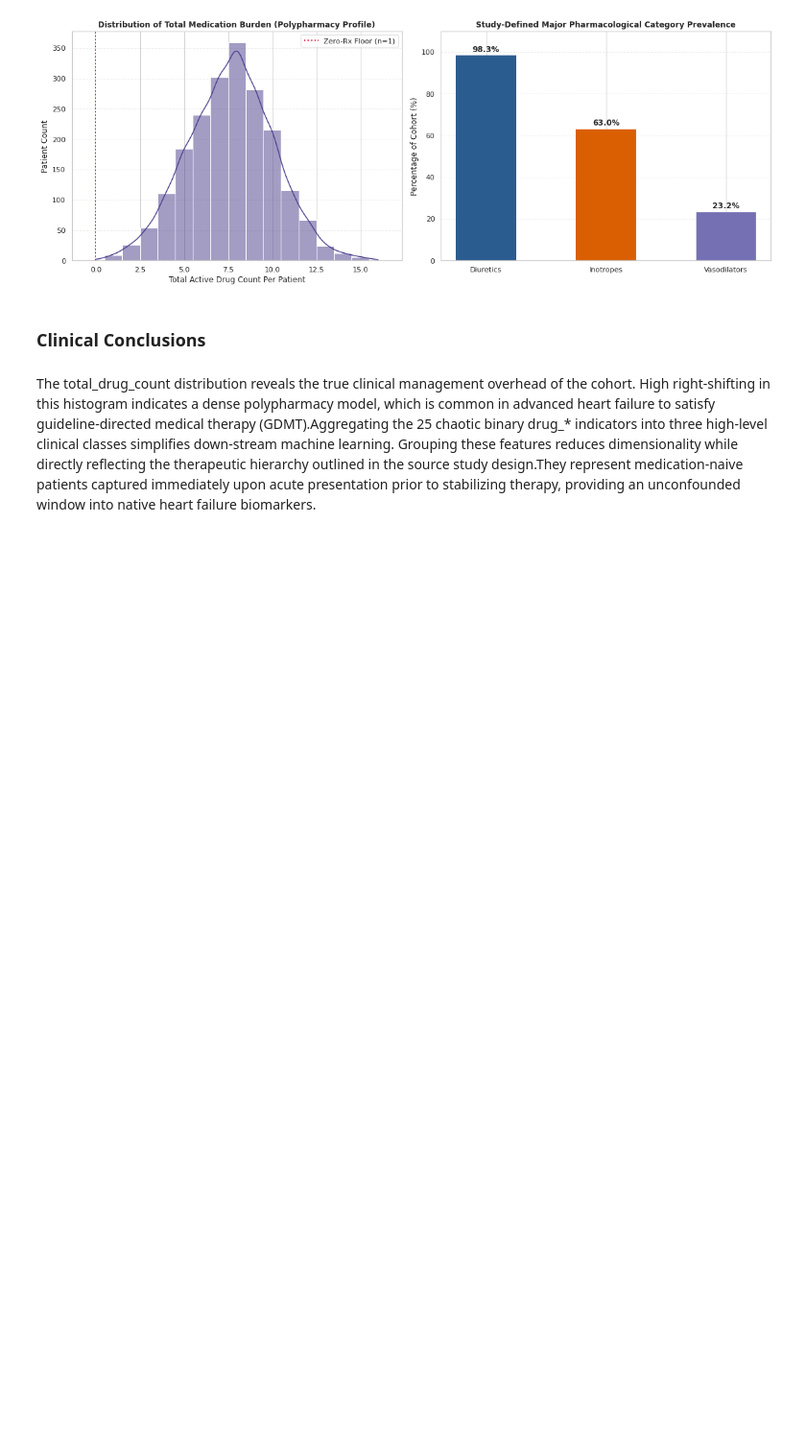
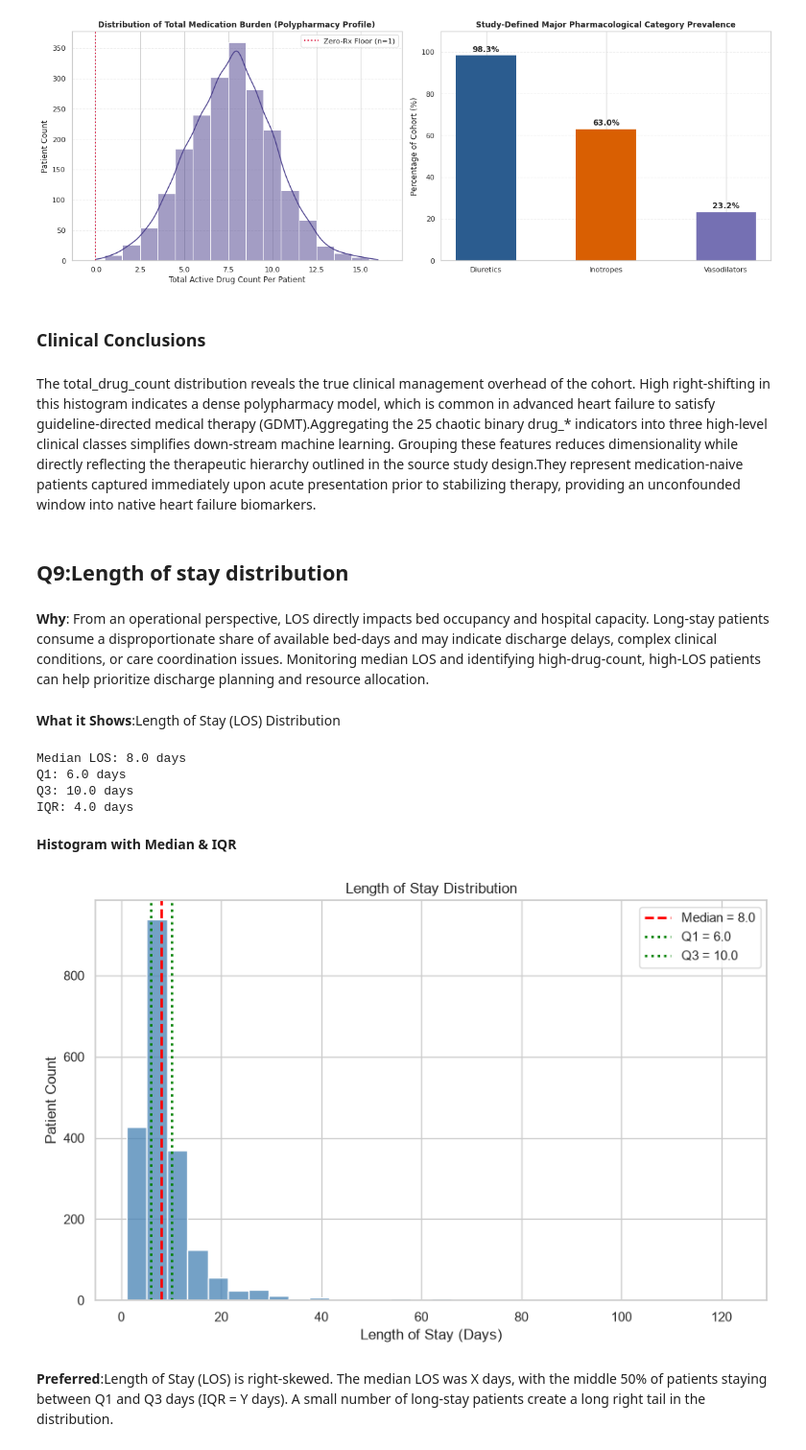
Before and after one commit to shraddhaparakh/Team11_PyInsights_Python-Hackathon-_SEP2026, a Jupyter notebook: Team11_PyInsights_2. Descriptive Analysis .ipynb, the cells around one changed output. Shown at 96% size. Drawn from its saved outputs; the diff is of its cells as text; code cells hidden in the pictures; blank space fills up the shorter version.

```diff
--- a/Team11_PyInsights_2. Descriptive Analysis .ipynb
+++ b/Team11_PyInsights_2. Descriptive Analysis .ipynb
@@ -878,3 +805,75 @@ plt.show()
 ### Clinical Conclusions
 # %% [markdown]
 The total_drug_count distribution reveals the true clinical management overhead of the cohort. High right-shifting in this histogram indicates a dense polypharmacy model, which is common in advanced heart failure to satisfy guideline-directed medical therapy (GDMT).Aggregating the 25 chaotic binary drug_* indicators into three high-level clinical classes simplifies down-stream machine learning. Grouping these features reduces dimensionality while directly reflecting the therapeutic hierarchy outlined in the source study design.They represent medication-naive patients captured immediately upon acute presentation prior to stabilizing therapy, providing an unconfounded window into native heart failure biomarkers.
+# %% [markdown]
+## **Q9:Length of stay distribution**
+# %% [markdown]
+**Why**: From an operational perspective, LOS directly impacts bed occupancy and hospital capacity. Long-stay patients consume a disproportionate share of available bed-days and may indicate discharge delays, complex clinical conditions, or care coordination issues. Monitoring median LOS and identifying high-drug-count, high-LOS patients can help prioritize discharge planning and resource allocation.
+# %% [markdown]
+**What it Shows**:Length of Stay (LOS) Distribution
+# %%
+import pandas as pd
+import seaborn as sns
+import matplotlib.pyplot as plt
+
+# Load dataset
+
+data_path = r"C:\Users\arunj\Documents\pythonhack\cleaned_datafile\hospitalization_discharge_cleaned.csv"
+data_path = r"C:\Users\arunj\Documents\pythonhack\cleaned_datafile\patient_prescriptions_cleaned.csv"
+
+
+# Load dataset
+df = pd.read_csv(data_path)
+df=pd.read_csv(data_path)
+# LOS variable
+los = pd.to_numeric(df["dischargeday"], errors="coerce").dropna()
+
+# Statistics
+median_los = los.median()
+q1 = los.quantile(0.25)
+q3 = los.quantile(0.75)
+iqr = q3 - q1
+
+print(f"Median LOS: {median_los:.1f} days")
+print(f"Q1: {q1:.1f} days")
+print(f"Q3: {q3:.1f} days")
+print(f"IQR: {iqr:.1f} days")
+# %% [output]
+Median LOS: 8.0 days
+Q1: 6.0 days
+Q3: 10.0 days
+IQR: 4.0 days
+# %% [markdown]
+**Histogram with Median & IQR**
+# %%
+plt.figure(figsize=(10,6))
+
+sns.histplot(los, bins=30, color="steelblue")
+
+plt.axvline(median_los,
+color="red",
+linestyle="--",
+linewidth=2,
+label=f"Median = {median_los:.1f}")
+
+plt.axvline(q1,
+color="green",
+linestyle=":",
+linewidth=2,
+label=f"Q1 = {q1:.1f}")
+
+plt.axvline(q3,
+color="green",
+linestyle=":",
+linewidth=2,
+label=f"Q3 = {q3:.1f}")
+
+plt.title("Length of Stay Distribution")
+plt.xlabel("Length of Stay (Days)")
+plt.ylabel("Patient Count")
+plt.legend()
+plt.show()
+# %% [output]
+[figure, added]
+# %% [markdown]
+**Preferred**:Length of Stay (LOS) is right-skewed. The median LOS was X days, with the middle 50% of patients staying between Q1 and Q3 days (IQR = Y days). A small number of long-stay patients create a long right tail in the distribution.
```
Also changed, not shown: parts of 39 cells of this notebook.
